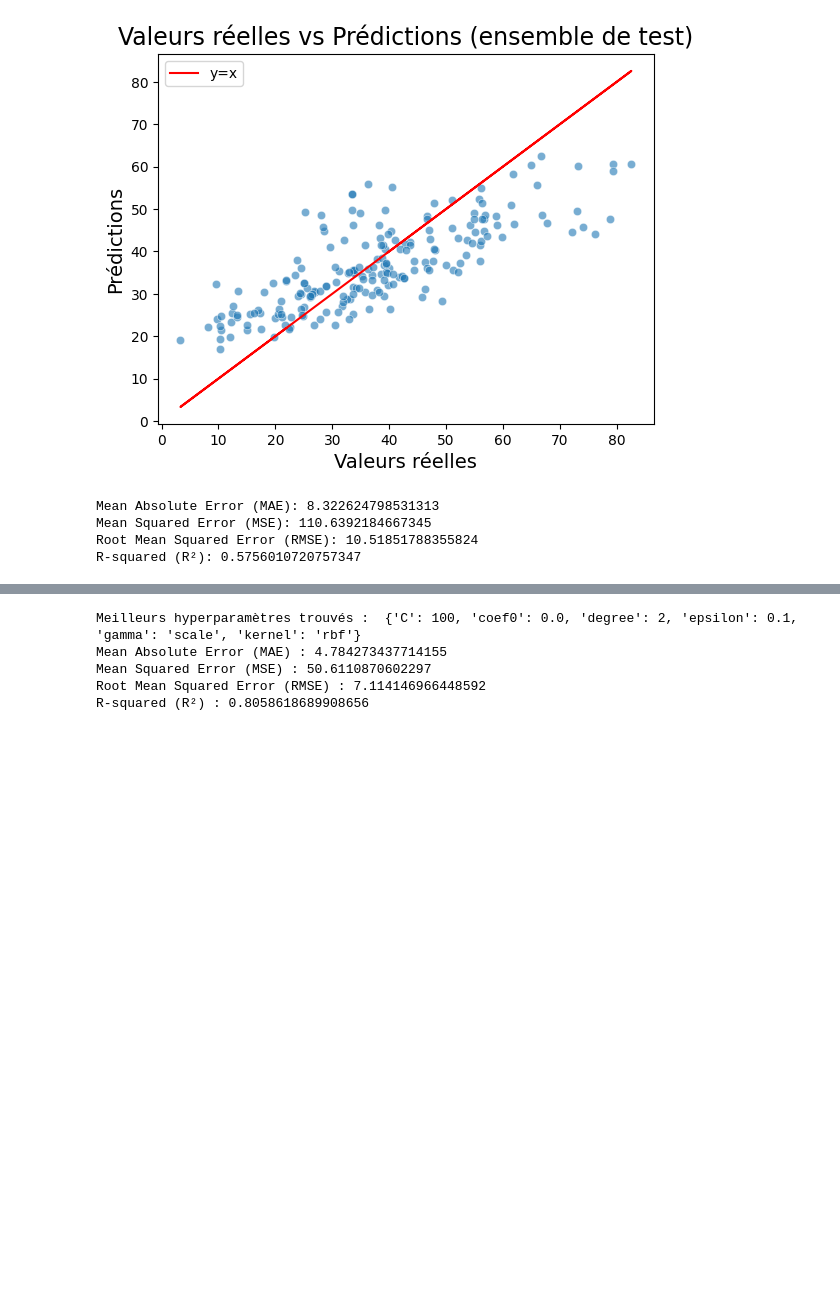
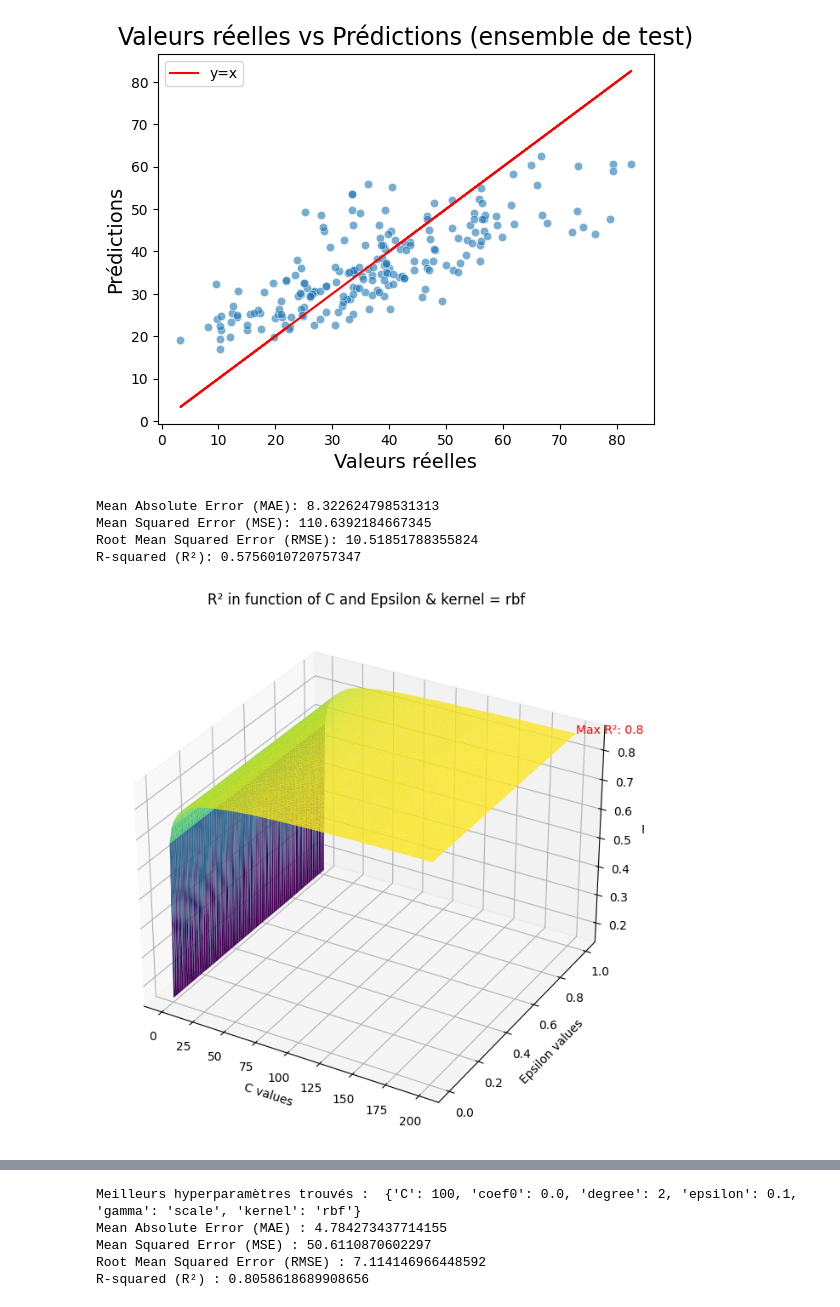
Before and after one commit to younesA99/svm, a Jupyter notebook: SVM.ipynb, the cells around one changed output, grey strips where cells are left out. Drawn from its saved outputs; the diff is of its cells as text; code cells hidden in the pictures; blank space fills up the shorter version.

```diff
--- a/SVM.ipynb
+++ b/SVM.ipynb
@@ -113,3 +239,61 @@ Mean Absolute Error (MAE): 8.322624798531313
 Mean Squared Error (MSE): 110.6392184667345
 Root Mean Squared Error (RMSE): 10.51851788355824
 R-squared (R²): 0.5756010720757347
+# %%
+import numpy as np
+import matplotlib.pyplot as plt
+from mpl_toolkits.mplot3d import Axes3D
+from sklearn.svm import SVR
+from sklearn.model_selection import GridSearchCV
+
+# Vos données d'entraînement X_train_transformed, Y_train doivent être définies avant cette étape
+
+# Définition des hyperparamètres à tester
+param_grid = {
+    'C': np.linspace(0.1, 200, 100),  # Valeurs continues de C de 0.1 à 100
+    'kernel': ['rbf'],
+    'epsilon': np.linspace(0.001, 1.0, 100),  # Valeurs continues d'Epsilon de 0.1 à 1.0
+}
+
+# Initialisation de la recherche par grille
+grid_search = GridSearchCV(SVR(), param_grid, cv=5)
+
+# Exécution de la recherche par grille sur les données d'entraînement
+grid_search.fit(X_train_transformed, Y_train)
+
+# Récupération des résultats de la GridSearchCV
+resultsRBF = grid_search.cv_results_
+
+# Récupération des valeurs des hyperparamètres et des scores R²
+C_values = resultsRBF['param_C'].data.astype(float)
+epsilon_values = resultsRBF['param_epsilon'].data.astype(float)
+r_squared_values = resultsRBF['mean_test_score']
+
+# Création de la figure 3D en surface
+fig = plt.figure(figsize=(10, 8))
+ax = fig.add_subplot(111, projection='3d')
+
+# Création du plan en 3D avec le R² comme couleur
+surf = ax.plot_trisurf(C_values, epsilon_values, r_squared_values, cmap='viridis')
+
+# Trouver l'indice du maximum de R²
+max_r_squared_idx = np.argmax(r_squared_values)
+max_C = C_values[max_r_squared_idx]
+max_epsilon = epsilon_values[max_r_squared_idx]
+max_r_squared = r_squared_values[max_r_squared_idx]
+
+# Annotations pour le maximum de R²
+ax.text(max_C, max_epsilon, max_r_squared, f'Max R²: {max_r_squared:.4f}', color='red')
+
+# Labels des axes
+ax.set_xlabel('C values')
+ax.set_ylabel('Epsilon values')
+ax.set_zlabel('R²')
+ax.set_title('R² in function of C and Epsilon & kernel = rbf')
+
+# Utilisation de view_init pour changer l'angle de vue
+ax.view_init(elev=30, azim=-60)  # 'elev' pour l'élévation, 'azim' pour l'azimut
+
+plt.show()
+# %% [output]
+[figure, added]
```
Also changed, not shown: parts of 11 cells of this notebook.
